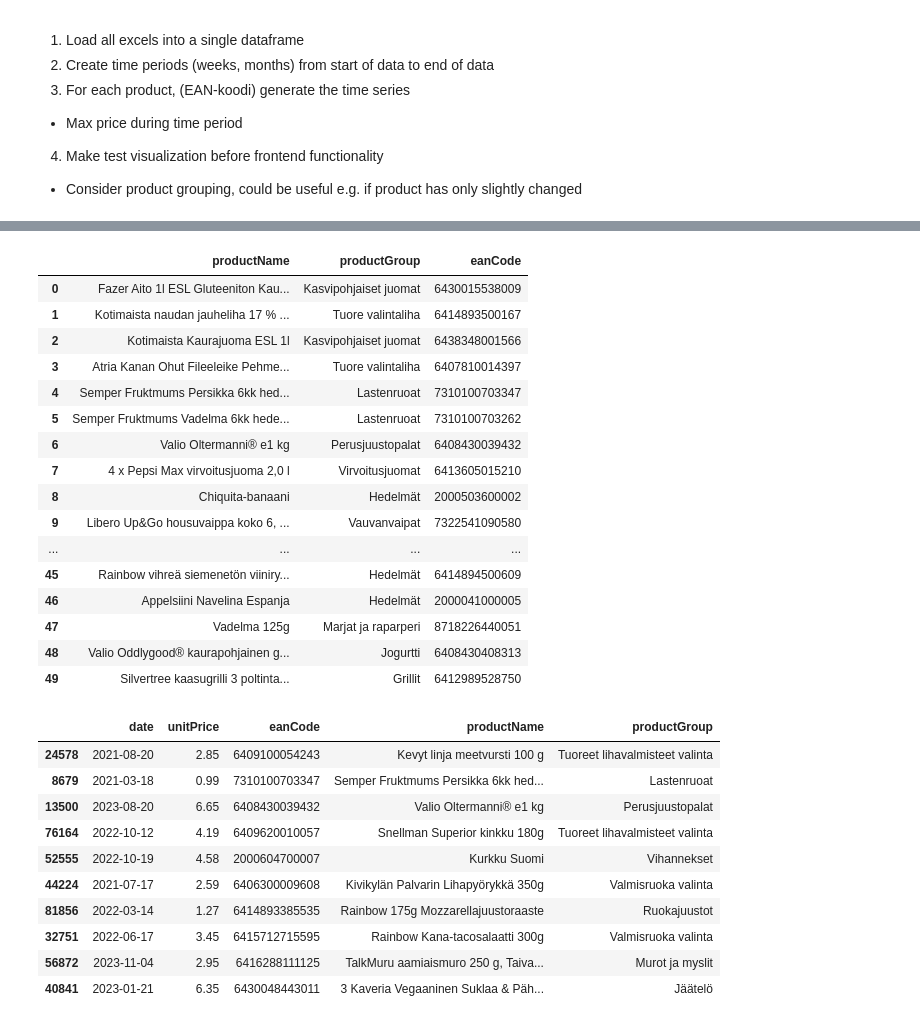
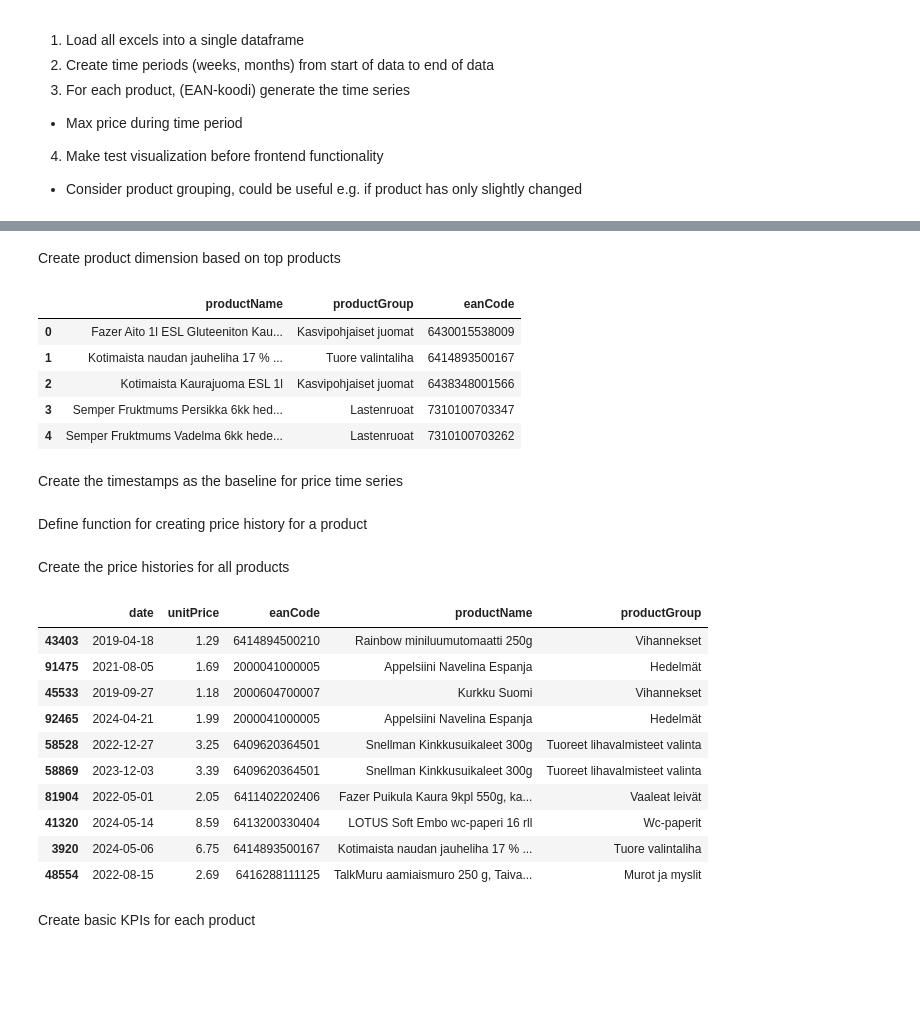
Before and after one commit to AnttiLuoto/data-visualization, a Jupyter notebook: data_processing/data_processing_sryhma_pandas.ipynb, the cells around one changed output, grey strips where cells are left out. Cells and saved outputs as stored; diff of their text form; code cells hidden in the pictures; blank space fills up the shorter version.

```diff
--- a/data_processing/data_processing_sryhma_pandas.ipynb
+++ b/data_processing/data_processing_sryhma_pandas.ipynb
@@ -80,24 +83,17 @@ top_products
+# %% [markdown]
+Create product dimension based on top products
 # %%
 # Product dimension
 D_Product = top_products[['TUOTENIMI', 'TUOTERYHMÄ', 'EAN-KOODI']].reset_index(drop=True)
 D_Product = D_Product.rename(columns={'TUOTERYHMÄ':'productGroup', 'TUOTENIMI':'productName', 'EAN-KOODI':'eanCode'})
-D_Product
+D_Product.head()
 # %% [output]
 |  | productName | productGroup | eanCode |
 | 0 | Fazer Aito 1l ESL Gluteeniton Kau... | Kasvipohjaiset juomat | 6430015538009 |
 | 1 | Kotimaista naudan jauheliha 17 % ... | Tuore valintaliha | 6414893500167 |
 | 2 | Kotimaista Kaurajuoma ESL 1l | Kasvipohjaiset juomat | 6438348001566 |
-| 3 | Atria Kanan Ohut Fileeleike Pehme... | Tuore valintaliha | 6407810014397 |
-| 4 | Semper Fruktmums Persikka 6kk hed... | Lastenruoat | 7310100703347 |
-| 5 | Semper Fruktmums Vadelma 6kk hede... | Lastenruoat | 7310100703262 |
-| 6 | Valio Oltermanni® e1 kg | Perusjuustopalat | 6408430039432 |
-| 7 | 4 x Pepsi Max virvoitusjuoma 2,0 l | Virvoitusjuomat | 6413605015210 |
-| 8 | Chiquita-banaani | Hedelmät | 2000503600002 |
-| 9 | Libero Up&Go housuvaippa koko 6, ... | Vauvanvaipat | 7322541090580 |
-| ... | ... | ... | ... |
-| 45 | Rainbow vihreä siemenetön viiniry... | Hedelmät | 6414894500609 |
-| 46 | Appelsiini Navelina Espanja | Hedelmät | 2000041000005 |
-| 47 | Vadelma 125g | Marjat ja raparperi | 8718226440051 |
-| 48 | Valio Oddlygood® kaurapohjainen g... | Jogurtti | 6408430408313 |
-| 49 | Silvertree kaasugrilli 3 poltinta... | Grillit | 6412989528750 |
+| 3 | Semper Fruktmums Persikka 6kk hed... | Lastenruoat | 7310100703347 |
+| 4 | Semper Fruktmums Vadelma 6kk hede... | Lastenruoat | 7310100703262 |
+# %% [markdown]
+Create the timestamps as the baseline for price time series
 # %%
@@ -110,6 +104,8 @@ date_range = pd.date_range(start=mindate, end=maxdate)
 
 date_range = pd.DataFrame(date_range)
 date_range = date_range.rename(columns={0:'date'})
+# %% [markdown]
+Define function for creating price history for a product
 # %%
 def price_history_for_product(ean_code:int, product_transactions:pd.DataFrame, dates_df:pd.DataFrame) -> pd.DataFrame:
     """
@@ -126,6 +122,8 @@ def price_history_for_product(ean_code:int, product_transactions:pd.DataFrame, d
     # product_daily_prices_full_final = product_daily_prices_full.bfill() # Fill the first blank dates of the time series
 
     return product_daily_prices_full_final
+# %% [markdown]
+Create the price histories for all products
 # %%
 # Get max price for each day for a product
 price_history_all_products = None
@@ -147,17 +145,21 @@ for ean_code in ean_codes:
 price_history_all_products = price_history_all_products.merge(D_Product, on='eanCode', how='left')
 price_history_all_products = price_history_all_products.rename(columns={'Yksikköhinta € verollinen': 'unitPrice'})
 price_history_all_products = price_history_all_products.dropna(subset=['eanCode'])
+price_history_all_products['date'] = price_history_all_products['date'].astype(str)
+
 price_history_all_products.sample(10)
 # %% [output]
 |  | date | unitPrice | eanCode | productName | productGroup |
-| 24578 | 2021-08-20 | 2.85 | 6409100054243 | Kevyt linja meetvursti 100 g | Tuoreet lihavalmisteet valinta |
-| 8679 | 2021-03-18 | 0.99 | 7310100703347 | Semper Fruktmums Persikka 6kk hed... | Lastenruoat |
-| 13500 | 2023-08-20 | 6.65 | 6408430039432 | Valio Oltermanni® e1 kg | Perusjuustopalat |
-| 76164 | 2022-10-12 | 4.19 | 6409620010057 | Snellman Superior kinkku 180g | Tuoreet lihavalmisteet valinta |
-| 52555 | 2022-10-19 | 4.58 | 2000604700007 | Kurkku Suomi | Vihannekset |
-| 44224 | 2021-07-17 | 2.59 | 6406300009608 | Kivikylän Palvarin Lihapyörykkä 350g | Valmisruoka valinta |
-| 81856 | 2022-03-14 | 1.27 | 6414893385535 | Rainbow 175g Mozzarellajuustoraaste | Ruokajuustot |
-| 32751 | 2022-06-17 | 3.45 | 6415712715595 | Rainbow Kana-tacosalaatti 300g | Valmisruoka valinta |
-| 56872 | 2023-11-04 | 2.95 | 6416288111125 | TalkMuru aamiaismuro 250 g, Taiva... | Murot ja myslit |
-| 40841 | 2023-01-21 | 6.35 | 6430048443011 | 3 Kaveria Vegaaninen Suklaa & Päh... | Jäätelö |
+| 43403 | 2019-04-18 | 1.29 | 6414894500210 | Rainbow miniluumutomaatti 250g | Vihannekset |
+| 91475 | 2021-08-05 | 1.69 | 2000041000005 | Appelsiini Navelina Espanja | Hedelmät |
+| 45533 | 2019-09-27 | 1.18 | 2000604700007 | Kurkku Suomi | Vihannekset |
+| 92465 | 2024-04-21 | 1.99 | 2000041000005 | Appelsiini Navelina Espanja | Hedelmät |
+| 58528 | 2022-12-27 | 3.25 | 6409620364501 | Snellman Kinkkusuikaleet 300g | Tuoreet lihavalmisteet valinta |
+| 58869 | 2023-12-03 | 3.39 | 6409620364501 | Snellman Kinkkusuikaleet 300g | Tuoreet lihavalmisteet valinta |
+| 81904 | 2022-05-01 | 2.05 | 6411402202406 | Fazer Puikula Kaura 9kpl 550g, ka... | Vaaleat leivät |
+| 41320 | 2024-05-14 | 8.59 | 6413200330404 | LOTUS Soft Embo wc-paperi 16 rll | Wc-paperit |
+| 3920 | 2024-05-06 | 6.75 | 6414893500167 | Kotimaista naudan jauheliha 17 % ... | Tuore valintaliha |
+| 48554 | 2022-08-15 | 2.69 | 6416288111125 | TalkMuru aamiaismuro 250 g, Taiva... | Murot ja myslit |
+# %% [markdown]
+Create basic KPIs for each product
 # %%
```
Also changed, not shown: parts of 16 cells of this notebook, 5 other files.
